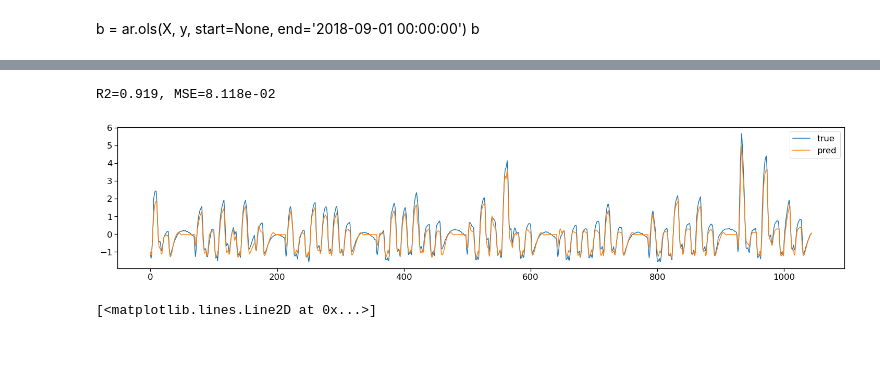
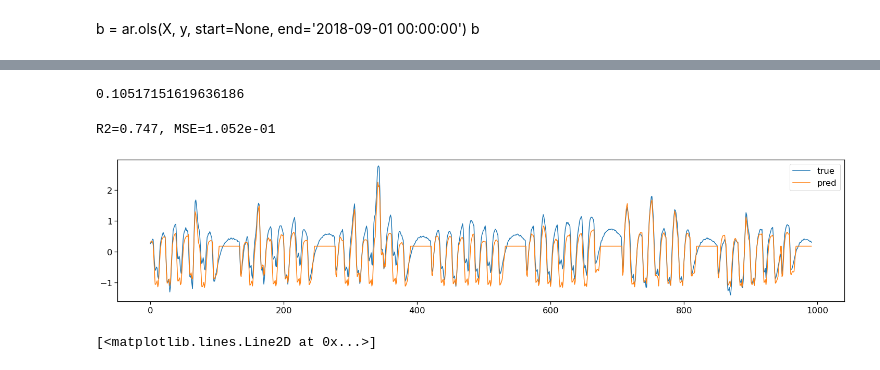
Before and after one commit to fonstelien/FYS-STK4155, a Jupyter notebook: project3/source/project3.ipynb, the cells around one changed output, grey strips where cells are left out. Drawn from its saved outputs; the diff is of its cells as text; code cells hidden in the pictures.

```diff
--- a/project3/source/project3.ipynb
+++ b/project3/source/project3.ipynb
@@ -94,12 +97,12 @@ def reshape2(X, y, batch_size):
 X, y = nn.make_design_matrix(auxiliaries, current, temperature)
 # %%
 start=None
-end='2018-06-12 00:00:00'
+end='2018-07-01 00:00:00'
 X_train, y_train = X[start:end].to_numpy(), y[start:end].to_numpy()
 n, p = X_train.shape
 
-start='2018-08-01 00:00:00'
-end='2018-08-08 00:00:00'
+start='2018-08-01 04:00:00'
+end='2018-08-08 04:00:00'
 X_test, y_test = X[start:end].to_numpy(), y[start:end].to_numpy()
 X_train.shape, X_test.shape
 # %% [output]
@@ -130,5 +133,5 @@ plt.show()
 # %%
-batch_size = 24
+batch_size = 9
 X_train_reshaped, y_train_reshaped = reshape2(X_train_scaled, y_train_scaled, batch_size)
 X_test_reshaped, y_test_reshaped = reshape2(X_test_scaled, y_test_scaled, batch_size)
 # %%
@@ -161,7 +158,7 @@ Trainable params: 5,779
 Non-trainable params: 0
 _________________________________________________________________
 # %%
-epochs = 10
+epochs = 200
 train_batch_size = 50
 model.fit(X_train_reshaped, y_train_reshaped, epochs=epochs, batch_size=train_batch_size, shuffle=False, verbose=True)
 # %% [output]
@@ -188,23 +182,27 @@ Epoch 10/10
 <tensorflow.python.keras.callbacks.History at 0x...>
+# %%
+np.mean((y_pred[:,0] - y_test_reshaped[:,0,0])**2)
+# %% [output]
+0.10517151619636186
 # %%
-y_pred = model.predict(X_train_reshaped)
-y_pred_first = y_pred.reshape(-1,1)
-y_true = y_train_reshaped[:,0,0]
+y_pred = model.predict(X_test_reshaped)
+y_pred_first = y_pred[:,0].reshape(-1,1)
+y_true = y_test_reshaped[:,0,0]
 
 r2 = skl.metrics.r2_score(y_true, y_pred_first)
 mse = skl.metrics.mean_squared_error(y_true, y_pred_first)
 print(f'R2={r2:.3f}, MSE={mse:.3e}')
 
 fig, axes = plt.subplots(nrows=1, ncols=1, figsize=(25,5))
 ax = axes
 ax.plot(y_true)
 ax.plot(y_pred_first)
 
 ax.legend(['true', 'pred'])
 plt.show()
 # %% [output]
-R2=0.919, MSE=8.118e-02
+R2=0.747, MSE=1.052e-01
-[figure, old version]
+[figure, new version]
 # %%
 n = 100
 p = 2
```
Also changed, not shown: parts of 5 cells of this notebook.
